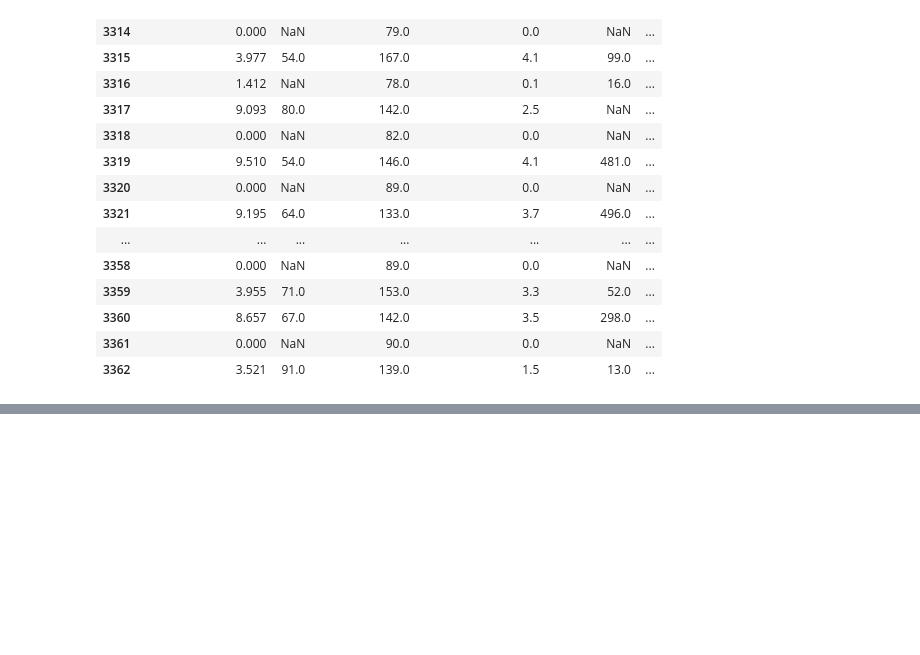
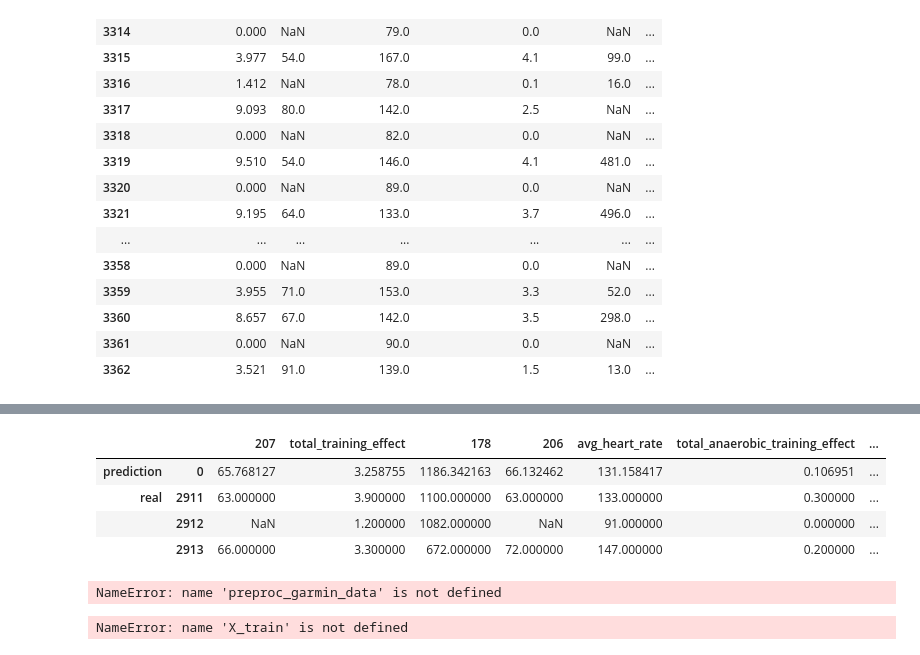
Before and after one commit to nicblanc/overcome-tomorrow, a Jupyter notebook: notebooks/create_test_model.ipynb, the cells around one changed output, grey strips where cells are left out. Drawn from its saved outputs; the diff is of its cells as text; code cells hidden in the pictures; blank space fills up the shorter version.

Commit message:
Add new models, refactor code. Fix Preprocessor.

```diff
--- a/notebooks/create_test_model.ipynb
+++ b/notebooks/create_test_model.ipynb
@@ -918,0 +966,2 @@ multiple_predict_vs_real.loc["reals"]
+# %%
+garmin_data, activities = get_data()
@@ -918,0 +974,6 @@ multiple_predict_vs_real.loc["reals"]
+# %%
+# Fit Preprocessors
+preproc_garmin_data = create_preproc_garmin_data(garmin_data)
+preproc_activity = create_preproc_activity(activities)
+preproc_garmin_data.fit(garmin_data)
+preproc_activity.fit(activities)
@@ -918,0 +1067,5 @@ multiple_predict_vs_real.loc["reals"]
+# %%
+preproc_garmin_data, preproc_activity, model = load_preprocessors_and_model(model_filename="create_model_test.keras")
+predict_vs_reals = predict_vs_real_for_date(garmin_data, activities, preproc_garmin_data, preproc_activity, model, datetime(2023, 10, 17, 4, 0, 0))
+predict_vs_reals
+# %% [output]
@@ -918,0 +1073,19 @@ multiple_predict_vs_real.loc["reals"]
+|  |  | 207 | total_training_effect | 178 | 206 | avg_heart_rate | total_anaerobic_training_effect | ... |
+| prediction | 0 | 65.768127 | 3.258755 | 1186.342163 | 66.132462 | 131.158417 | 0.106951 | ... |
+| real | 2911 | 63.000000 | 3.900000 | 1100.000000 | 63.000000 | 133.000000 | 0.300000 | ... |
+|  | 2912 | NaN | 1.200000 | 1082.000000 | NaN | 91.000000 | 0.000000 | ... |
+|  | 2913 | 66.000000 | 3.300000 | 672.000000 | 72.000000 | 147.000000 | 0.200000 | ... |
+# %%
+create_train_and_save_model_for_preprocessors_windows_and_model(preproc_garmin_data, preproc_activity, X_train, y_train, create_model_B, model_filename="create_model_B.keras")
+preproc_garmin_data, preproc_activity, model = load_preprocessors_and_model(model_filename="create_model_B.keras")
+predict_vs_reals = predict_vs_real_for_date(garmin_data, activities, preproc_garmin_data, preproc_activity, model, datetime(2023, 10, 17, 4, 0, 0))
+predict_vs_reals
+# %% [output]
+NameError: name 'preproc_garmin_data' is not defined
+# %%
+create_train_and_save_model_for_preprocessors_windows_and_model(preproc_garmin_data, preproc_activity, X_train, y_train, create_model_C, model_filename="create_model_C.keras")
+preproc_garmin_data, preproc_activity, model = load_preprocessors_and_model(model_filename="create_model_C.keras")
+predict_vs_reals = predict_vs_real_for_date(garmin_data, activities, preproc_garmin_data, preproc_activity, model, datetime(2023, 10, 17, 4, 0, 0))
+predict_vs_reals
+# %% [output]
+NameError: name 'X_train' is not defined
```
Also changed, not shown: parts of 20 cells of this notebook, 3 other files.
